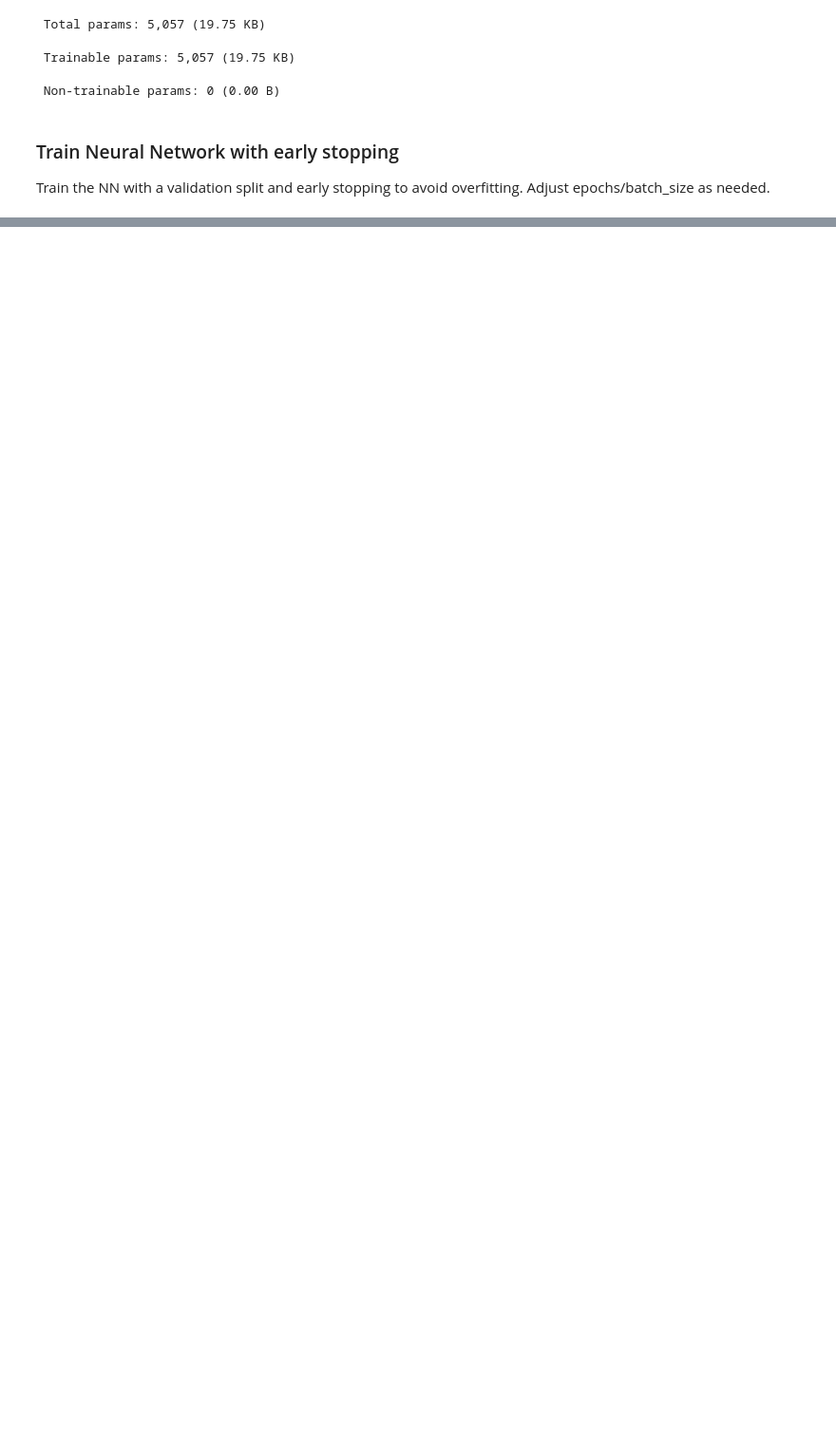
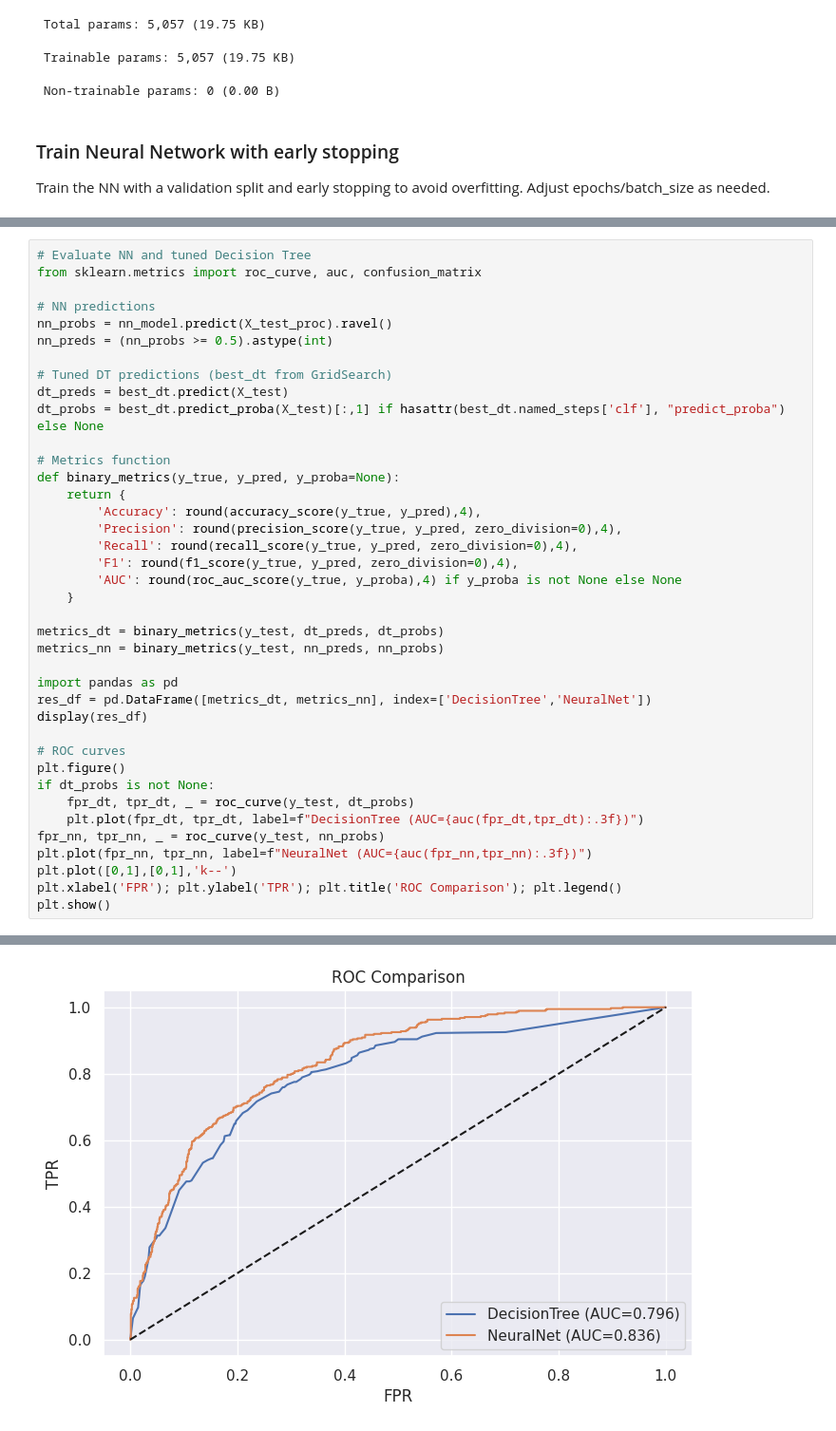
Before and after one commit to Thush099/CM2604-Churn-Classifier, a Jupyter notebook: CM2604_Telco_Churn_Project.ipynb, the cells around one changed output, grey strips where cells are left out. Shown: that part at 95% size. Drawn from its saved outputs; the diff is of its cells as text; blank space fills up the shorter version.

Commit message:
evaluated models and plotted ROC comparison

```diff
--- a/CM2604_Telco_Churn_Project.ipynb
+++ b/CM2604_Telco_Churn_Project.ipynb
@@ -467,0 +478,40 @@ Epoch 11/50
+# %%
+# Evaluate NN and tuned Decision Tree
+from sklearn.metrics import roc_curve, auc, confusion_matrix
+
+# NN predictions
+nn_probs = nn_model.predict(X_test_proc).ravel()
+nn_preds = (nn_probs >= 0.5).astype(int)
+
+# Tuned DT predictions (best_dt from GridSearch)
+dt_preds = best_dt.predict(X_test)
+dt_probs = best_dt.predict_proba(X_test)[:,1] if hasattr(best_dt.named_steps['clf'], "predict_proba") else None
+
+# Metrics function
+def binary_metrics(y_true, y_pred, y_proba=None):
+    return {
+        'Accuracy': round(accuracy_score(y_true, y_pred),4),
+        'Precision': round(precision_score(y_true, y_pred, zero_division=0),4),
+        'Recall': round(recall_score(y_true, y_pred, zero_division=0),4),
+        'F1': round(f1_score(y_true, y_pred, zero_division=0),4),
+        'AUC': round(roc_auc_score(y_true, y_proba),4) if y_proba is not None else None
+    }
+
+metrics_dt = binary_metrics(y_test, dt_preds, dt_probs)
+metrics_nn = binary_metrics(y_test, nn_preds, nn_probs)
+
+import pandas as pd
+res_df = pd.DataFrame([metrics_dt, metrics_nn], index=['DecisionTree','NeuralNet'])
+display(res_df)
+
+# ROC curves
+plt.figure()
+if dt_probs is not None:
+    fpr_dt, tpr_dt, _ = roc_curve(y_test, dt_probs)
+    plt.plot(fpr_dt, tpr_dt, label=f"DecisionTree (AUC={auc(fpr_dt,tpr_dt):.3f})")
+fpr_nn, tpr_nn, _ = roc_curve(y_test, nn_probs)
+plt.plot(fpr_nn, tpr_nn, label=f"NeuralNet (AUC={auc(fpr_nn,tpr_nn):.3f})")
+plt.plot([0,1],[0,1],'k--')
+plt.xlabel('FPR'); plt.ylabel('TPR'); plt.title('ROC Comparison'); plt.legend()
+plt.show()
+# %% [output]
@@ -467,0 +522 @@ Epoch 11/50
+[figure, added]
```
Also changed, not shown: parts of 6 cells of this notebook.
